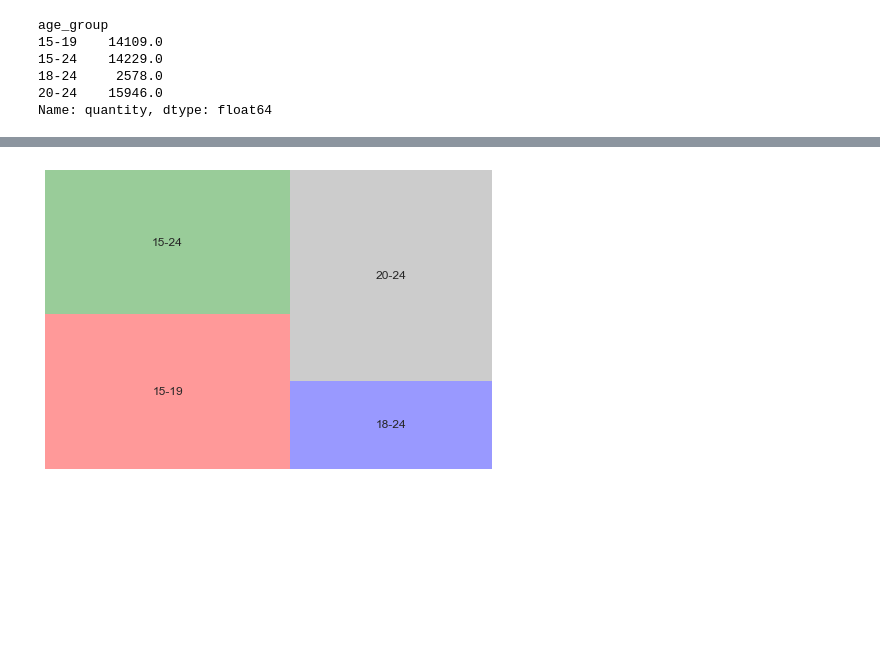
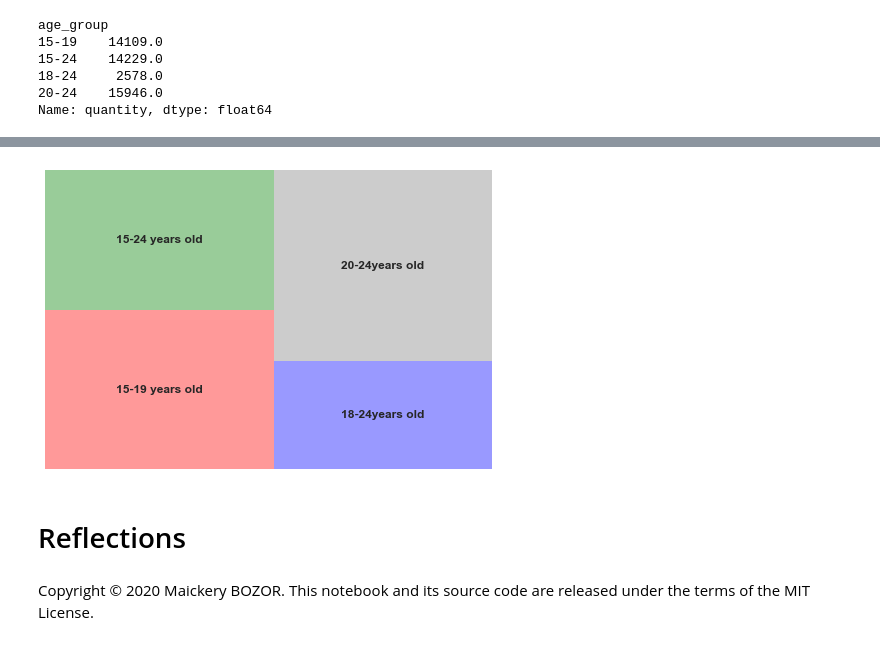
Before and after one commit to Maickery/Child_of_change, a Jupyter notebook: Child_of_one.ipynb, the cells around one changed output, grey strips where cells are left out. Drawn from its saved outputs; the diff is of its cells as text; code cells hidden in the pictures; blank space fills up the shorter version.

```diff
--- a/Child_of_one.ipynb
+++ b/Child_of_one.ipynb
@@ -574,11 +619,6 @@ Name: quantity, dtype: float64
 # %%
-#libraries
-! pip install squarify
-import matplotlib.pyplot as plt
-import squarify
-
 # Change color
-squarify.plot(sizes=[32,30,15,36], label=["15-19", "15-24", "18-24", "20-24"], color=["red","green","blue", "grey"], alpha=.4 )
+squarify.plot(sizes=[34,30,22,39], label=["15-19 years old", "15-24 years old", "18-24years old", "20-24years old"], color=["red","green","blue", "grey"], alpha=.4 )
 plt.axis('off')
 plt.show()
 # %% [output]
@@ -589 +625,3 @@ Successfully installed squarify-0.4.3
-[figure, old version]
+[figure, new version]
+# %% [markdown]
+# Reflections<a name="Reflections"></a>
@@ -589,0 +631,2 @@ Successfully installed squarify-0.4.3
+# %% [markdown]
+Copyright © 2020 Maickery BOZOR. This notebook and its source code are released under the terms of the MIT License.
```
Also changed, not shown: parts of 22 cells of this notebook, 1 other file.
